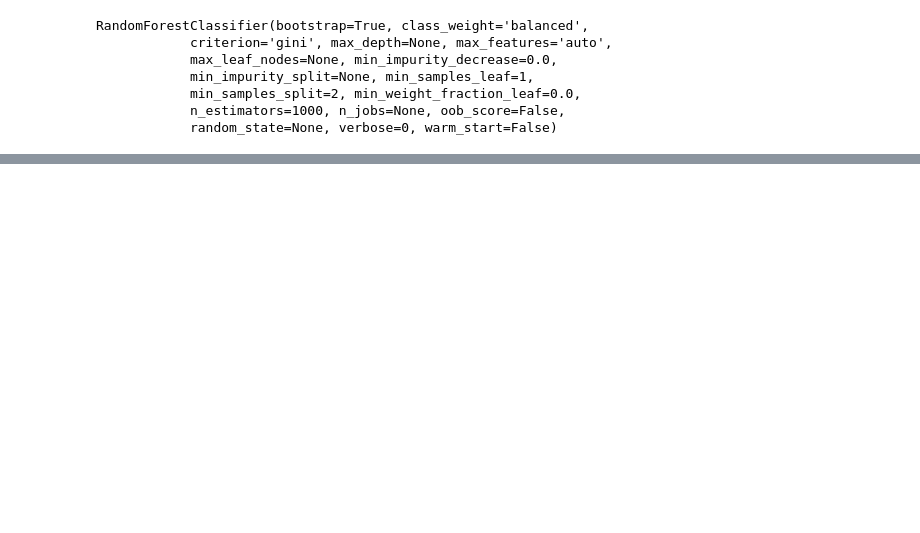
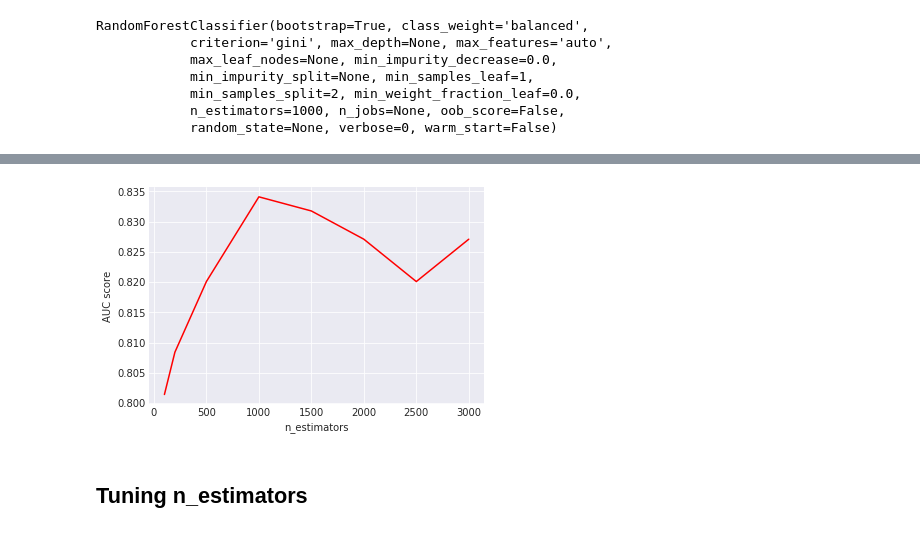
Before and after one commit to peppescavo/case_study_1, a Jupyter notebook: 5_random_forest.ipynb, the cells around one changed output, grey strips where cells are left out. Drawn from its saved outputs; the diff is of its cells as text; code cells hidden in the pictures; blank space fills up the shorter version.

```diff
--- a/5_random_forest.ipynb
+++ b/5_random_forest.ipynb
@@ -44,0 +64,24 @@ roc_auc
+# %%
+n_estimators = [100,200,500,1000,1500,2000,2500,3000]
+train_results = []
+test_results = []
+for estimator in n_estimators:
+    rf = RandomForestClassifier(n_estimators=estimator, n_jobs=-1, class_weight='balanced')
+
+    rf.fit(preprocessed_train_set, train_target)
+
+    y_pred = rf.predict(X_validation)
+    false_positive_rate, true_positive_rate, thresholds = roc_curve(y_pred, y_validation)
+    auc_plot = roc_auc_score(y_validation, y_pred)
+    test_results.append(auc_plot)
+
+
+plt.plot(n_estimators, test_results, 'r', label='Test AUC')
+#plt.legend(handler_map={line1: HandlerLine2D(numpoints=2)})
+plt.ylabel('AUC score')
+plt.xlabel('n_estimators')
+plt.show()
+# %% [output]
+[figure, added]
+# %% [markdown]
+## Tuning  n_estimators
```
Also changed, not shown: parts of 24 cells of this notebook, 10 other files.
